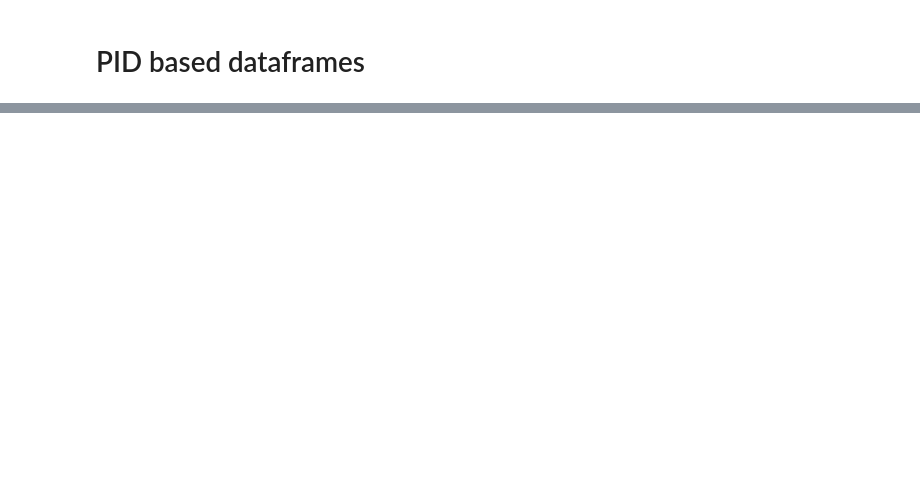
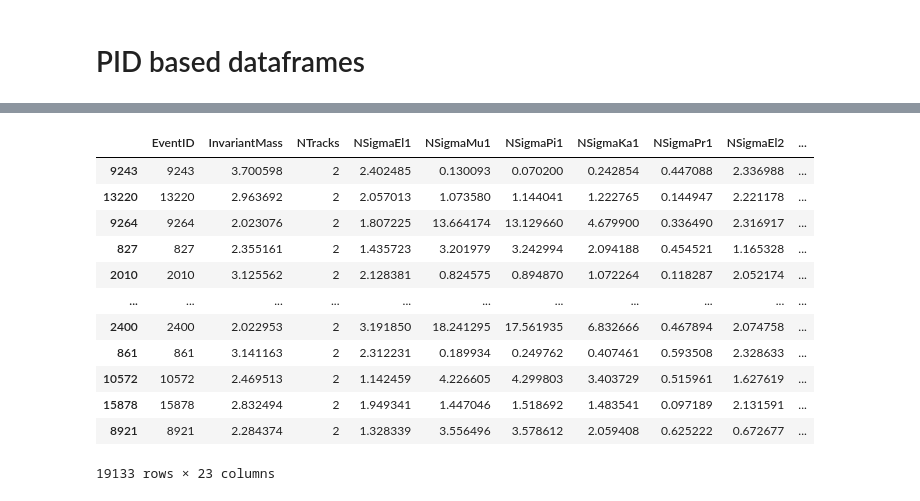
Before and after one commit to brianna5380/Anomalous-Particle-Detection, a Jupyter notebook: Clean-NEW.ipynb, the cells around one changed output, grey strips where cells are left out. Saved outputs shown, nothing was run; the diff lists cells and outputs as text; code cells hidden in the pictures; blank space fills up the shorter version.

```diff
--- a/Clean-NEW.ipynb
+++ b/Clean-NEW.ipynb
@@ -4014,3 +4051,41 @@ training_PID_df_all_noproton_shuffled.to_pickle("training_PID_df_all_noproton_sh
 PID_df_all_shuffled.to_pickle("PID_df_all_shuffled.pkl")
 
 new_df_jpsipr.to_pickle("new_df_jpsipr.pkl")
+# %%
+PID_df_protons_noanom = pd.concat([new_df_pppp], axis=0)
+
+PID_df_protons = pd.concat([new_df_jpsipr, new_df_pppp], axis=0)
+
+training_PID_only_noproton = pd.concat([training_new_df_pppp], axis=0)
+
+
+
+PID_df_protons_noanom_shuffled = PID_df_protons_noanom.sample(frac = 1)
+
+PID_df_protons_shuffled = PID_df_protons.sample(frac = 1)
+
+training_PID_only_noproton_shuffled = training_PID_only_noproton.sample(frac = 1)
+
+
+
+PID_df_protons_noanom_shuffled = PID_df_protons_noanom_shuffled.abs()
+
+PID_df_protons_shuffled = PID_df_protons_shuffled.abs()
+
+training_PID_only_noproton_shuffled = training_PID_only_noproton_shuffled.abs()
+# %%
+PID_df_protons_shuffled
+# %% [output]
+|  | EventID | InvariantMass | NTracks | NSigmaEl1 | NSigmaMu1 | NSigmaPi1 | NSigmaKa1 | NSigmaPr1 | NSigmaEl2 | ... |
+| 9243 | 9243 | 3.700598 | 2 | 2.402485 | 0.130093 | 0.070200 | 0.242854 | 0.447088 | 2.336988 | ... |
+| 13220 | 13220 | 2.963692 | 2 | 2.057013 | 1.073580 | 1.144041 | 1.222765 | 0.144947 | 2.221178 | ... |
+| 9264 | 9264 | 2.023076 | 2 | 1.807225 | 13.664174 | 13.129660 | 4.679900 | 0.336490 | 2.316917 | ... |
+| 827 | 827 | 2.355161 | 2 | 1.435723 | 3.201979 | 3.242994 | 2.094188 | 0.454521 | 1.165328 | ... |
+| 2010 | 2010 | 3.125562 | 2 | 2.128381 | 0.824575 | 0.894870 | 1.072264 | 0.118287 | 2.052174 | ... |
+| ... | ... | ... | ... | ... | ... | ... | ... | ... | ... | ... |
+| 2400 | 2400 | 2.022953 | 2 | 3.191850 | 18.241295 | 17.561935 | 6.832666 | 0.467894 | 2.074758 | ... |
+| 861 | 861 | 3.141163 | 2 | 2.312231 | 0.189934 | 0.249762 | 0.407461 | 0.593508 | 2.328633 | ... |
+| 10572 | 10572 | 2.469513 | 2 | 1.142459 | 4.226605 | 4.299803 | 3.403729 | 0.515961 | 1.627619 | ... |
+| 15878 | 15878 | 2.832494 | 2 | 1.949341 | 1.447046 | 1.518692 | 1.483541 | 0.097189 | 2.131591 | ... |
+| 8921 | 8921 | 2.284374 | 2 | 1.328339 | 3.556496 | 3.578612 | 2.059408 | 0.625222 | 0.672677 | ... |
+19133 rows × 23 columns
```
Also changed, not shown: parts of 71 cells of this notebook.
